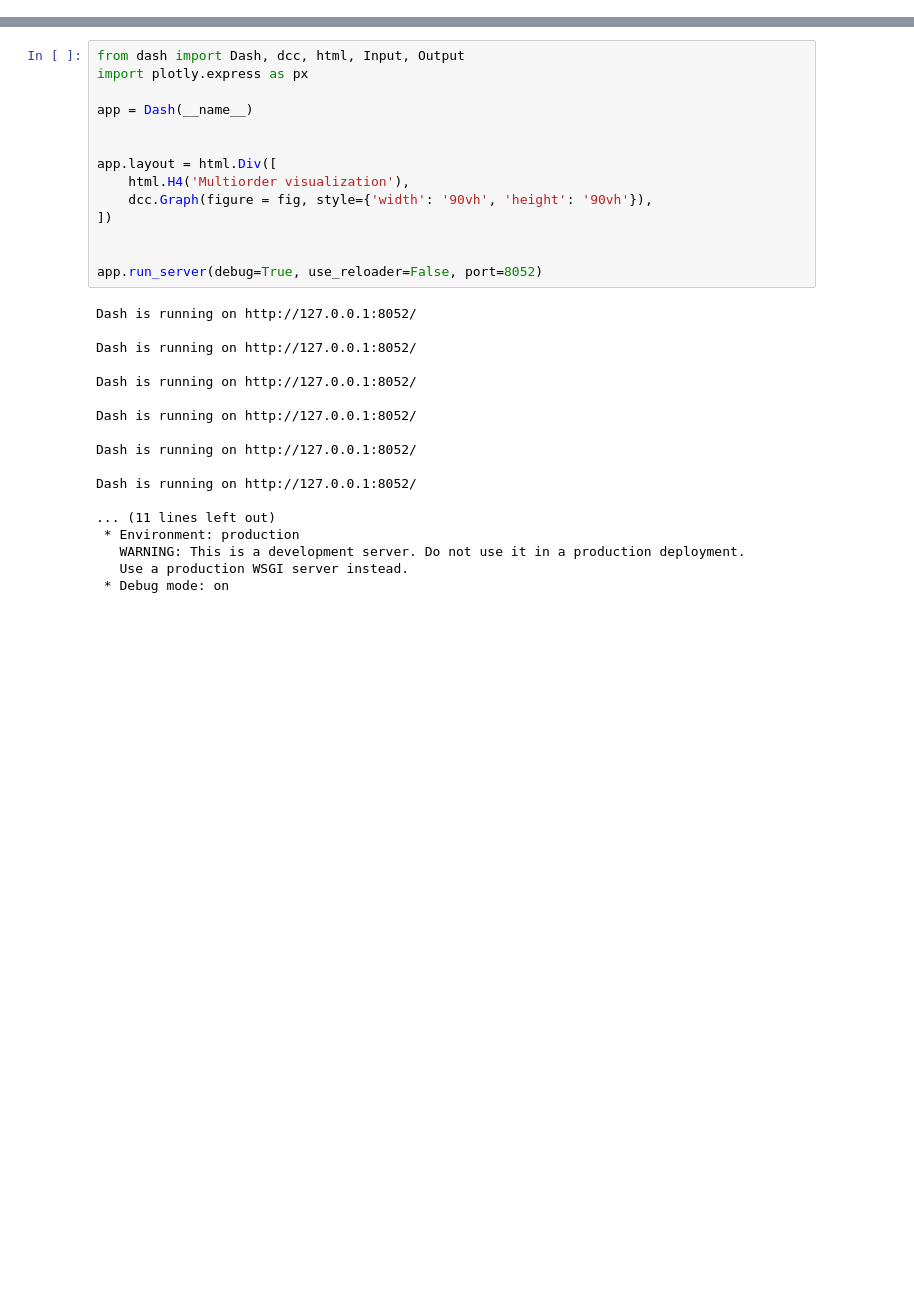
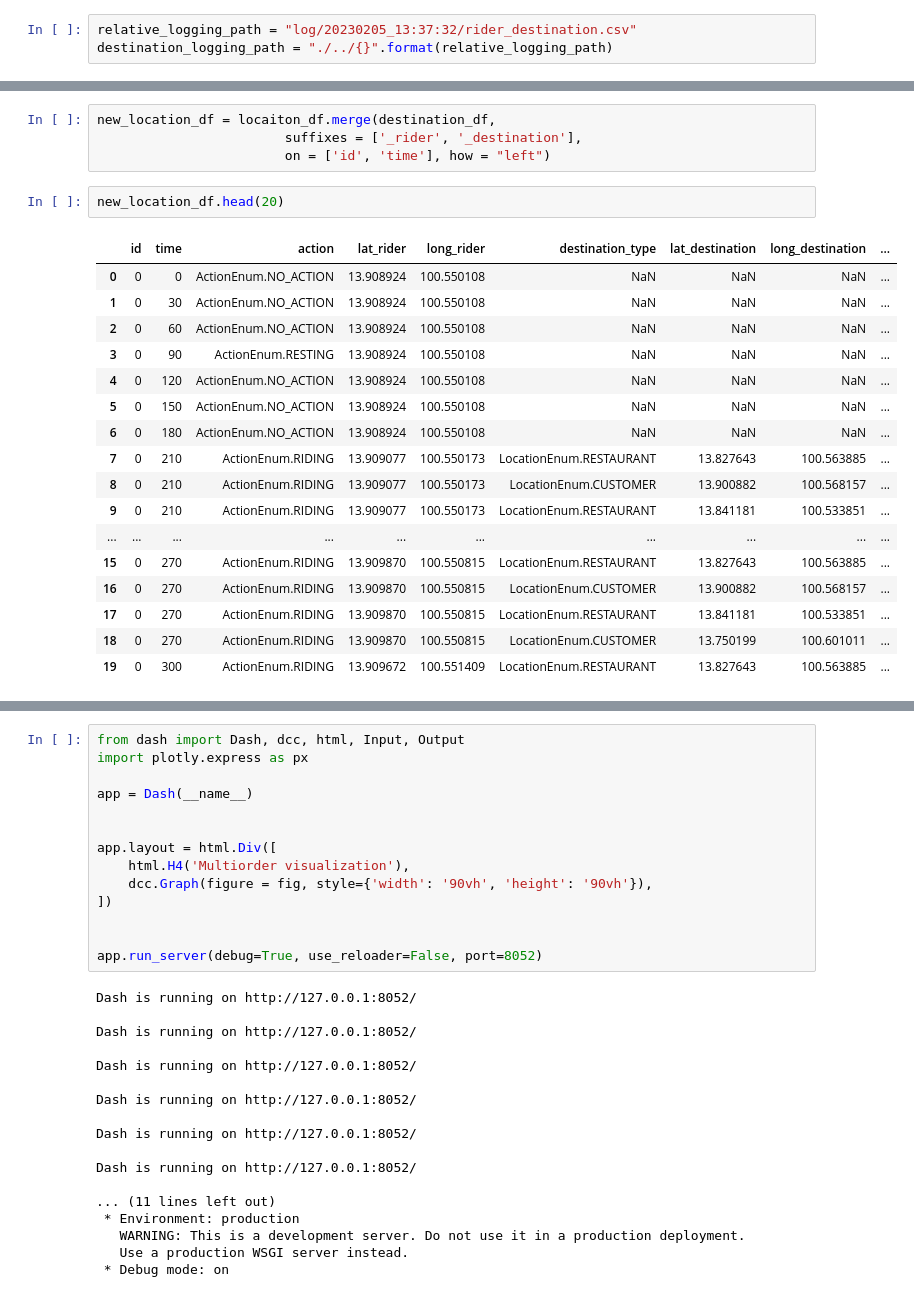
Before and after one commit to multi-order-planning-RBH/simulator, a Jupyter notebook: data_visualization/data_visualization.ipynb, the cells around one changed output, grey strips where cells are left out. Saved outputs shown, nothing was run; the diff lists cells and outputs as text; blank space fills up the shorter version.

```diff
--- a/data_visualization/data_visualization.ipynb
+++ b/data_visualization/data_visualization.ipynb
@@ -9,0 +10,3 @@ df = pd.read_csv(logging_path)
+# %%
+relative_logging_path = "log/20230205_13:37:32/rider_destination.csv"
+destination_logging_path = "./../{}".format(relative_logging_path)
@@ -18,0 +34,24 @@ df.head()
+# %%
+new_location_df = locaiton_df.merge(destination_df,
+                        suffixes = ['_rider', '_destination'],
+                        on = ['id', 'time'], how = "left")
+# %%
+new_location_df.head(20)
+# %% [output]
+|  | id | time | action | lat_rider | long_rider | destination_type | lat_destination | long_destination | ... |
+| 0 | 0 | 0 | ActionEnum.NO_ACTION | 13.908924 | 100.550108 | NaN | NaN | NaN | ... |
+| 1 | 0 | 30 | ActionEnum.NO_ACTION | 13.908924 | 100.550108 | NaN | NaN | NaN | ... |
+| 2 | 0 | 60 | ActionEnum.NO_ACTION | 13.908924 | 100.550108 | NaN | NaN | NaN | ... |
+| 3 | 0 | 90 | ActionEnum.RESTING | 13.908924 | 100.550108 | NaN | NaN | NaN | ... |
+| 4 | 0 | 120 | ActionEnum.NO_ACTION | 13.908924 | 100.550108 | NaN | NaN | NaN | ... |
+| 5 | 0 | 150 | ActionEnum.NO_ACTION | 13.908924 | 100.550108 | NaN | NaN | NaN | ... |
+| 6 | 0 | 180 | ActionEnum.NO_ACTION | 13.908924 | 100.550108 | NaN | NaN | NaN | ... |
+| 7 | 0 | 210 | ActionEnum.RIDING | 13.909077 | 100.550173 | LocationEnum.RESTAURANT | 13.827643 | 100.563885 | ... |
+| 8 | 0 | 210 | ActionEnum.RIDING | 13.909077 | 100.550173 | LocationEnum.CUSTOMER | 13.900882 | 100.568157 | ... |
+| 9 | 0 | 210 | ActionEnum.RIDING | 13.909077 | 100.550173 | LocationEnum.RESTAURANT | 13.841181 | 100.533851 | ... |
+| ... | ... | ... | ... | ... | ... | ... | ... | ... | ... |
+| 15 | 0 | 270 | ActionEnum.RIDING | 13.909870 | 100.550815 | LocationEnum.RESTAURANT | 13.827643 | 100.563885 | ... |
+| 16 | 0 | 270 | ActionEnum.RIDING | 13.909870 | 100.550815 | LocationEnum.CUSTOMER | 13.900882 | 100.568157 | ... |
+| 17 | 0 | 270 | ActionEnum.RIDING | 13.909870 | 100.550815 | LocationEnum.RESTAURANT | 13.841181 | 100.533851 | ... |
+| 18 | 0 | 270 | ActionEnum.RIDING | 13.909870 | 100.550815 | LocationEnum.CUSTOMER | 13.750199 | 100.601011 | ... |
+| 19 | 0 | 300 | ActionEnum.RIDING | 13.909672 | 100.551409 | LocationEnum.RESTAURANT | 13.827643 | 100.563885 | ... |
```
Also changed, not shown: parts of 19 cells of this notebook, 3 other files.
